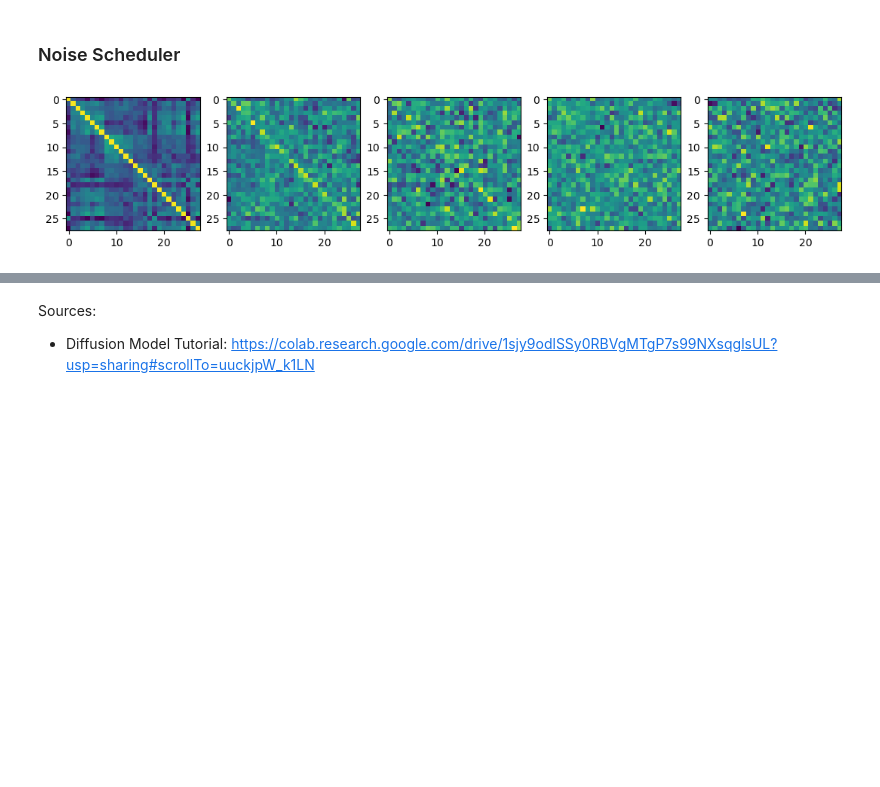
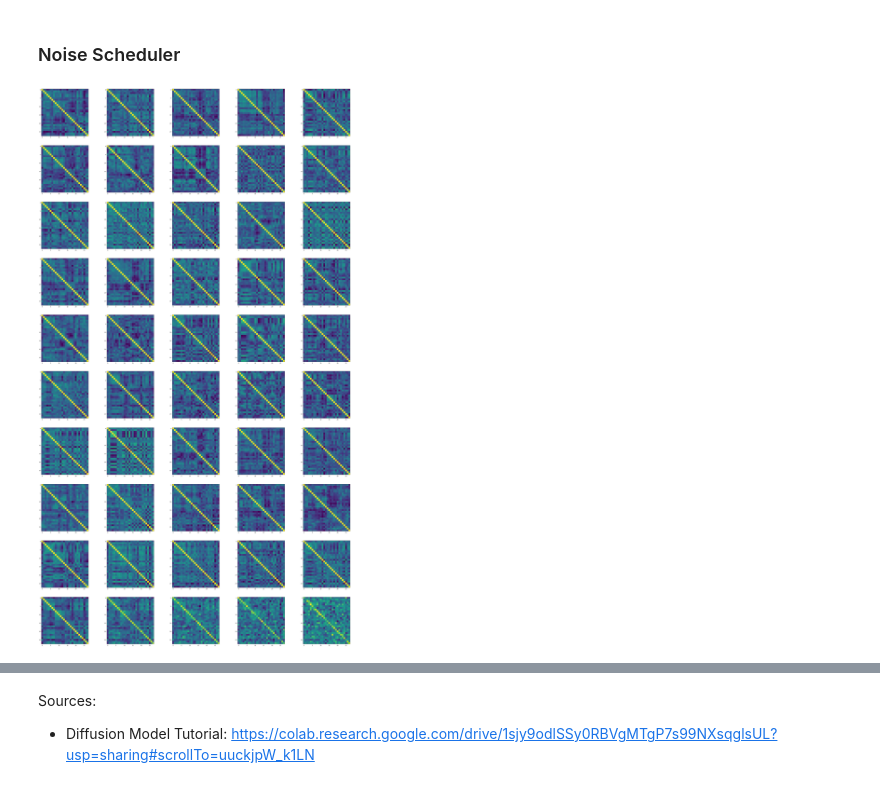
Before and after one commit to mariannearriola/dd-brain-shapes, a Jupyter notebook: shape_project.ipynb, the cells around one changed output, grey strips where cells are left out. Cells and saved outputs as stored; diff of their text form; code cells hidden in the pictures; blank space fills up the shorter version.

Commit message:
converted torch to gs backend

```diff
--- a/shape_project.ipynb
+++ b/shape_project.ipynb
@@ -74,29 +65,16 @@ import torch.nn.functional as F
 # %%
 def linear_beta_schedule(timesteps, start=0.0001, end=0.02):
-    return torch.linspace(start, end, timesteps)
+    return gs.linspace(start, end, timesteps)
 
-def get_index_from_list(vals, t, x_shape):
-    """
-    Returns a specific index t of a passed list of values vals
-    while considering the batch dimension.
-    """
-    batch_size = t.shape[0]
-    out = vals.gather(-1, t.cpu())
-    return out.reshape(batch_size, *((1,) * (len(x_shape) - 1))).to(t.device)
-
-def forward_diffusion_sample(x_0, t, device="cpu"):
+def forward_diffusion_sample(x_0, shape, t, device="cpu"):
     """
     Takes an image and a timestep as input and
     returns the noisy version of it
     """
-    noise = torch.randn_like(x_0)
-    sqrt_alphas_cumprod_t = get_index_from_list(sqrt_alphas_cumprod, t, x_0.shape)
-    sqrt_one_minus_alphas_cumprod_t = get_index_from_list(
-        sqrt_one_minus_alphas_cumprod, t, x_0.shape
-    )
+    noise = np.random.standard_normal(shape)
     # mean + variance
-    return sqrt_alphas_cumprod_t.to(device) * x_0.to(device) \
-    + sqrt_one_minus_alphas_cumprod_t.to(device) * noise.to(device), noise.to(device)
+    return sqrt_alphas_cumprod[t] * x_0 \
+    + sqrt_one_minus_alphas_cumprod[t] * noise, noise
 
 
 # Define beta schedule
@@ -105,9 +83,10 @@ betas = linear_beta_schedule(timesteps=T)
 
 # Pre-calculate different terms for closed form
 alphas = 1. - betas
-alphas_cumprod = torch.cumprod(alphas, axis=0)
-alphas_cumprod_prev = F.pad(alphas_cumprod[:-1], (1, 0), value=1.0)
-sqrt_recip_alphas = torch.sqrt(1.0 / alphas)
-sqrt_alphas_cumprod = torch.sqrt(alphas_cumprod)
-sqrt_one_minus_alphas_cumprod = torch.sqrt(1. - alphas_cumprod)
+alphas_cumprod = gs.cumprod(alphas, axis=0)
+alphas_cumprod_prev = gs.pad(alphas_cumprod[:-1], (1, 0))
+alphas_cumprod_prev[0] = 1
+sqrt_recip_alphas = gs.sqrt(1.0 / alphas)
+sqrt_alphas_cumprod = gs.sqrt(alphas_cumprod)
+sqrt_one_minus_alphas_cumprod = gs.sqrt(1. - alphas_cumprod)
 posterior_variance = betas * (1. - alphas_cumprod_prev) / (1. - alphas_cumprod)
@@ -116,12 +93,12 @@ from torch.utils.data import DataLoader
 # %%
 num_images = 5
 stepsize = int(T/num_images)
-fig = plt.figure(figsize=(16, 16))
+fig = plt.figure(figsize=(len(healthy), len(healthy)*num_images))
 for i, data in enumerate(healthy):
     for idx in range(0, T, stepsize):
-        t = torch.Tensor([idx]).type(torch.int64)
-        plt.subplot(1, num_images+1, int((idx/stepsize)+1))
-        image, noise = forward_diffusion_sample(torch.Tensor(healthy[i]), t)
+        t = idx
+        plt.subplot(len(data), num_images, int((idx/stepsize)+1+i))
+        image, noise = forward_diffusion_sample(data, data.shape, t)
         plt.imshow(image)
 # %% [output]
-[figure, old version]
+[figure, new version]
```
Also changed, not shown: parts of 5 cells of this notebook.
